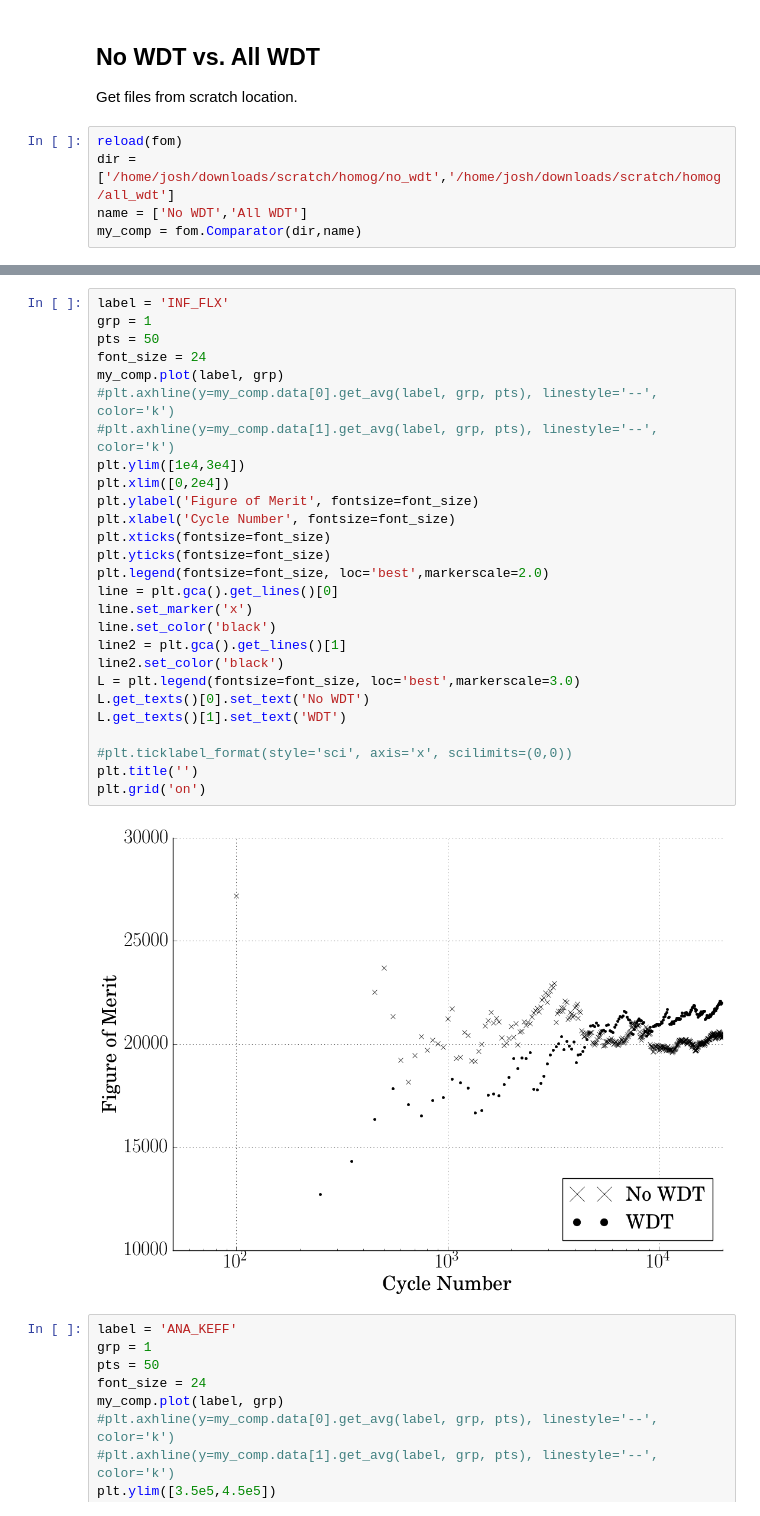
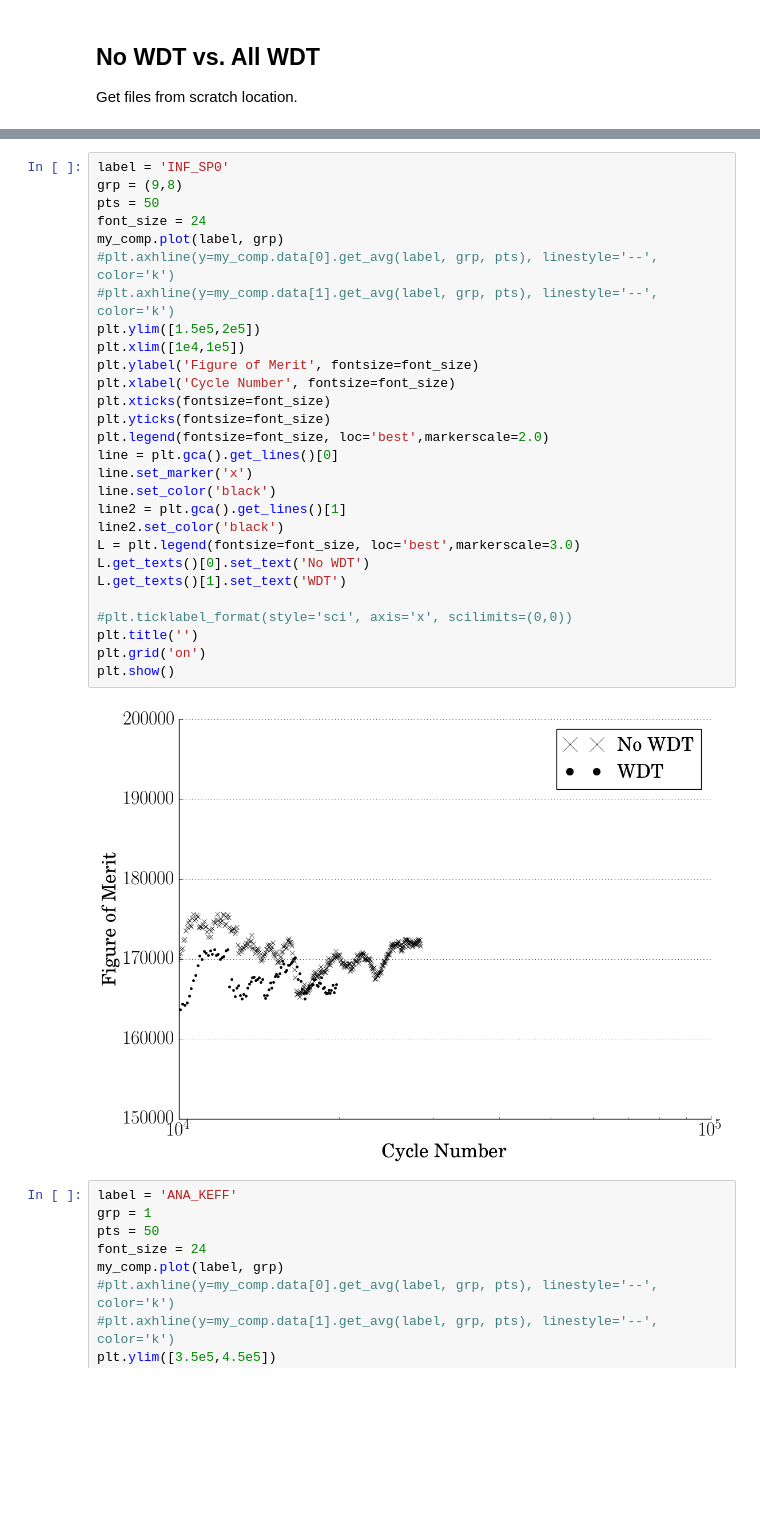
Before and after one commit to JessicaRehak/WDT_Analysis, a Jupyter notebook: WDT_analysis.ipynb, the cells around one changed output, grey strips where cells are left out. Cells and saved outputs as stored; diff of their text form; blank space fills up the shorter version.

Commit message:
added plotting to WDT_analysis

```diff
--- a/WDT_analysis.ipynb
+++ b/WDT_analysis.ipynb
@@ -14,8 +28,3 @@ plt.rc('font', family='serif')
 ## No WDT vs. All WDT
 
 Get files from scratch location.
-# %%
-reload(fom)
-dir = ['/home/josh/downloads/scratch/homog/no_wdt','/home/josh/downloads/scratch/homog/all_wdt']
-name = ['No WDT','All WDT']
-my_comp = fom.Comparator(dir,name)
@@ -47,32 +91,33 @@ INF_SP0 Entry: (11,11): No WDT Ratio: 0.0 (Divide by zero)
 # %%
-label = 'INF_FLX'
-grp = 1
+label = 'INF_SP0'
+grp = (9,8)
 pts = 50
 font_size = 24
 my_comp.plot(label, grp)
 #plt.axhline(y=my_comp.data[0].get_avg(label, grp, pts), linestyle='--', color='k')
 #plt.axhline(y=my_comp.data[1].get_avg(label, grp, pts), linestyle='--', color='k')
-plt.ylim([1e4,3e4])
-plt.xlim([0,2e4])
+plt.ylim([1.5e5,2e5])
+plt.xlim([1e4,1e5])
 plt.ylabel('Figure of Merit', fontsize=font_size)
 plt.xlabel('Cycle Number', fontsize=font_size)
 plt.xticks(fontsize=font_size)
 plt.yticks(fontsize=font_size)
 plt.legend(fontsize=font_size, loc='best',markerscale=2.0)
 line = plt.gca().get_lines()[0]
 line.set_marker('x')
 line.set_color('black')
 line2 = plt.gca().get_lines()[1]
 line2.set_color('black')
 L = plt.legend(fontsize=font_size, loc='best',markerscale=3.0)
 L.get_texts()[0].set_text('No WDT')
 L.get_texts()[1].set_text('WDT')
 
 #plt.ticklabel_format(style='sci', axis='x', scilimits=(0,0))
 plt.title('')
 plt.grid('on')
+plt.show()
 # %% [output]
-[figure, old version]
+[figure, new version]
 # %%
 label = 'ANA_KEFF'
 grp = 1
```
Also changed, not shown: parts of 8 cells of this notebook, 1 other file.
